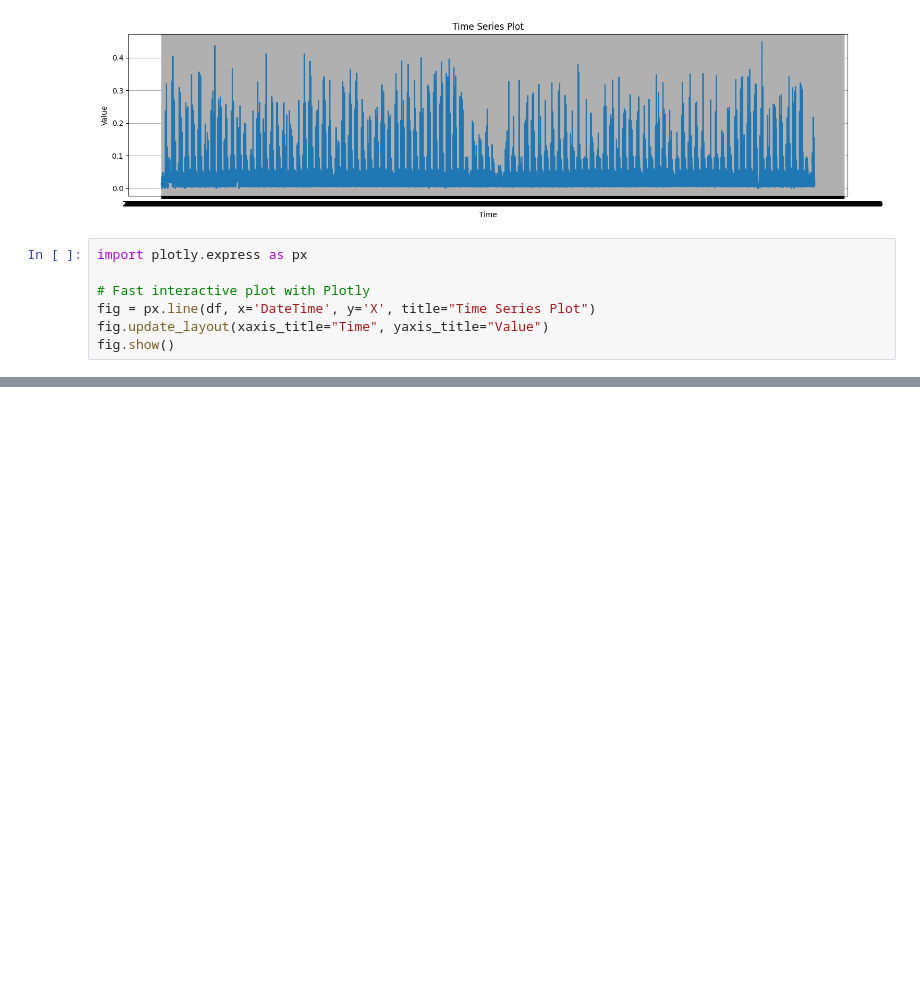
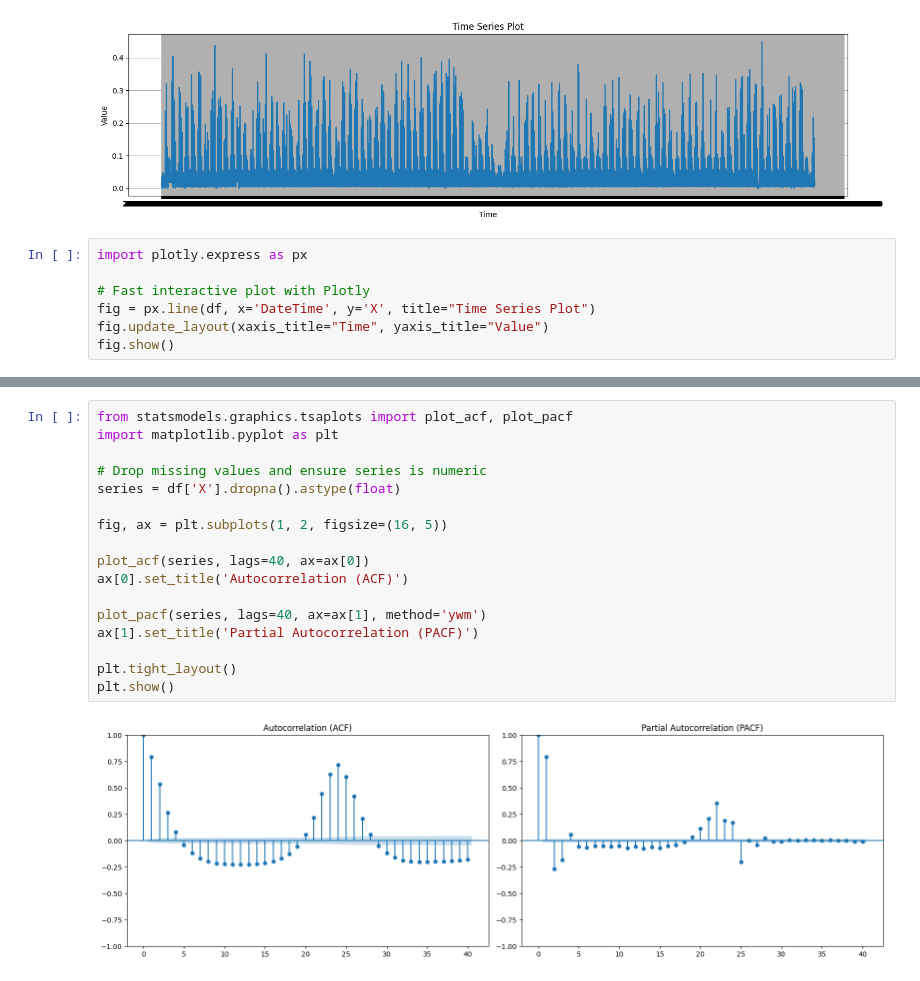
Before and after one commit to SergioV3005/hourly-time-series-traffic, a Jupyter notebook: exploration.ipynb, the cells around one changed output, grey strips where cells are left out. Drawn from its saved outputs; the diff is of its cells as text; blank space fills up the shorter version.

```diff
--- a/exploration.ipynb
+++ b/exploration.ipynb
@@ -111,0 +97,19 @@ plt.show()
+# %%
+from statsmodels.graphics.tsaplots import plot_acf, plot_pacf
+import matplotlib.pyplot as plt
+
+# Drop missing values and ensure series is numeric
+series = df['X'].dropna().astype(float)
+
+fig, ax = plt.subplots(1, 2, figsize=(16, 5))
+
+plot_acf(series, lags=40, ax=ax[0])
+ax[0].set_title('Autocorrelation (ACF)')
+
+plot_pacf(series, lags=40, ax=ax[1], method='ywm')
+ax[1].set_title('Partial Autocorrelation (PACF)')
+
+plt.tight_layout()
+plt.show()
+# %% [output]
+[figure, added]
```
Also changed, not shown: parts of 16 cells of this notebook, 2 other files.
